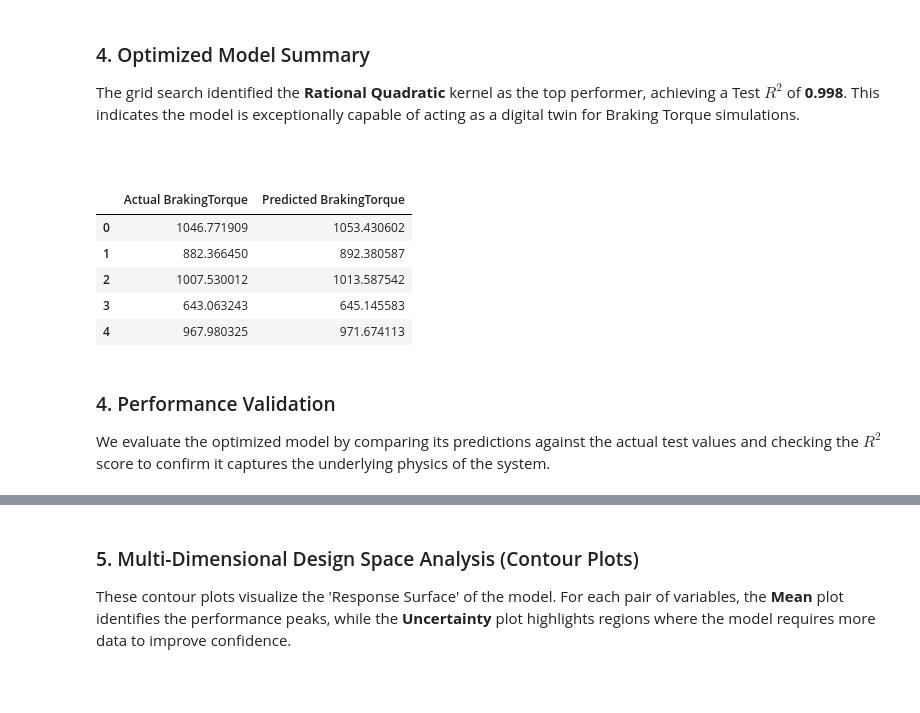
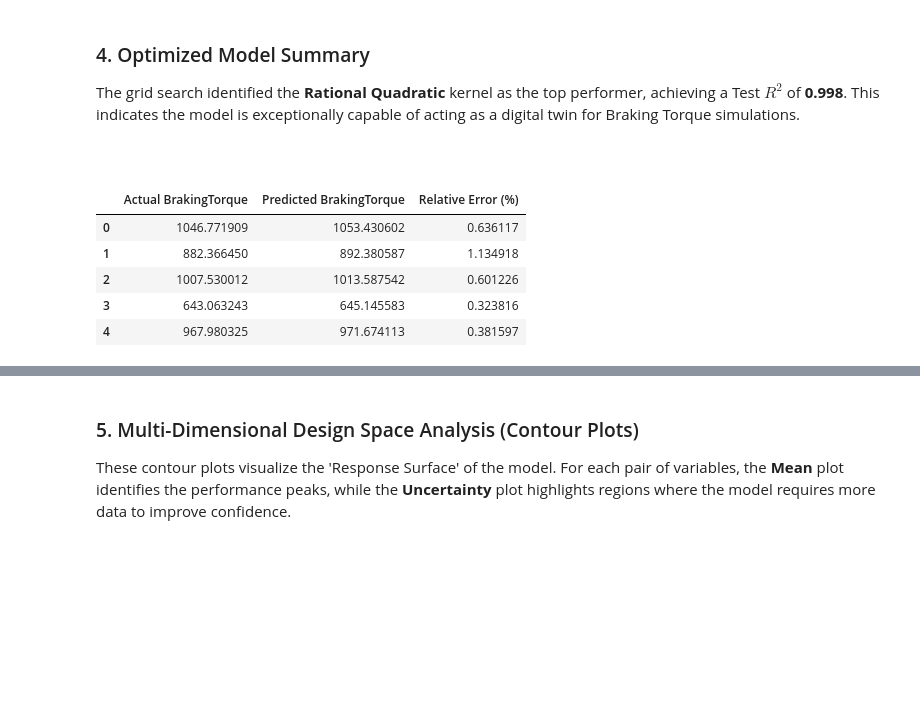
Before and after one commit to RezkiMeidiono/Brake-Pad-Optimization, a Jupyter notebook: BrakePadOptm.ipynb, the cells around one changed output, grey strips where cells are left out. Saved outputs shown, nothing was run; the diff lists cells and outputs as text; code cells hidden in the pictures; blank space fills up the shorter version.

```diff
--- a/BrakePadOptm.ipynb
+++ b/BrakePadOptm.ipynb
@@ -255,18 +255,16 @@ The grid search identified the **Rational Quadratic** kernel as the top performe
 # %%
 # Compare actual vs predicted for a few samples using the best optimized model
 y_pred_best = best_gpr.predict(X_test_scaled)
 comparison = pd.DataFrame({
     'Actual BrakingTorque': y_test.values,
-    'Predicted BrakingTorque': y_pred_best
+    'Predicted BrakingTorque': y_pred_best,
+    'Relative Error (%)': np.abs((y_test.values - y_pred_best) / y_test.values) * 100
 })
 display(comparison.head())
 # %% [output]
-|  | Actual BrakingTorque | Predicted BrakingTorque |
-| 0 | 1046.771909 | 1053.430602 |
-| 1 | 882.366450 | 892.380587 |
-| 2 | 1007.530012 | 1013.587542 |
-| 3 | 643.063243 | 645.145583 |
-| 4 | 967.980325 | 971.674113 |
+|  | Actual BrakingTorque | Predicted BrakingTorque | Relative Error (%) |
+| 0 | 1046.771909 | 1053.430602 | 0.636117 |
+| 1 | 882.366450 | 892.380587 | 1.134918 |
+| 2 | 1007.530012 | 1013.587542 | 0.601226 |
+| 3 | 643.063243 | 645.145583 | 0.323816 |
+| 4 | 967.980325 | 971.674113 | 0.381597 |
-# %% [markdown]
-### 4. Performance Validation
-We evaluate the optimized model by comparing its predictions against the actual test values and checking the $R^2$ score to confirm it captures the underlying physics of the system.
```
Also changed, not shown: parts of 12 cells of this notebook, 1 other file.
